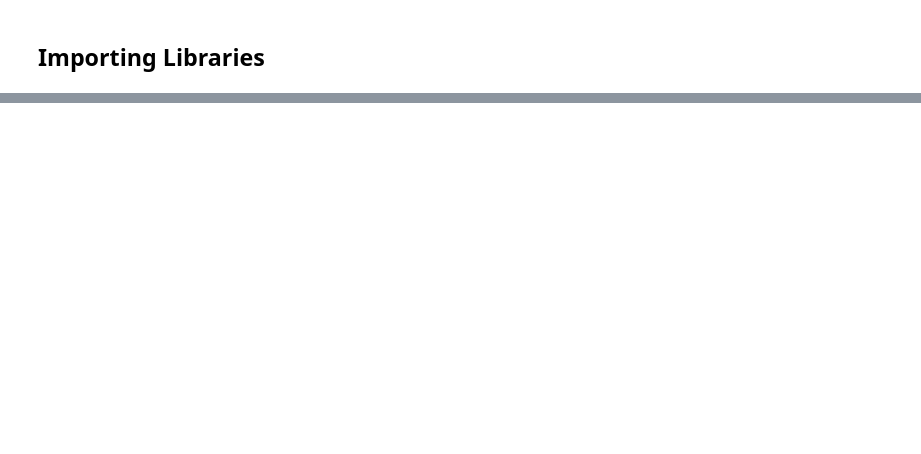
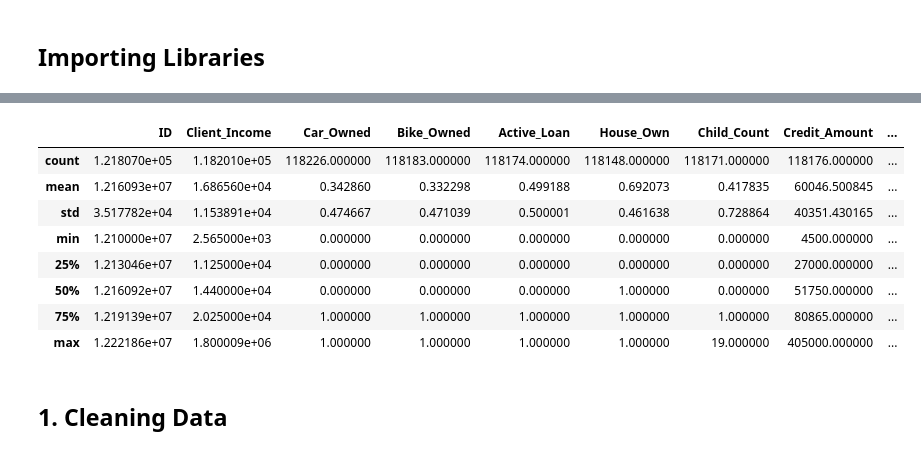
Before and after one commit to rohit180497/NBFI-Loan-Repayment, a Jupyter notebook: notebooks/Report.ipynb, the cells around one changed output, grey strips where cells are left out. Saved outputs shown, nothing was run; the diff lists cells and outputs as text; code cells hidden in the pictures; blank space fills up the shorter version.

```diff
--- a/notebooks/Report.ipynb
+++ b/notebooks/Report.ipynb
@@ -17,0 +126,5 @@ ModuleNotFoundError: No module named 'pyodbc'
+# %%
+data_temp = pd.read_csv(r"D:\mps_analytics\q4\ALY6020\final_project_rk\data\Train_Dataset.csv")
+# %%
+data = data_temp.copy(deep=True)
+data.head()
@@ -17,0 +138,14 @@ ModuleNotFoundError: No module named 'pyodbc'
+# %%
+data.describe()
+# %% [output]
+|  | ID | Client_Income | Car_Owned | Bike_Owned | Active_Loan | House_Own | Child_Count | Credit_Amount | ... |
+| count | 1.218070e+05 | 1.182010e+05 | 118226.000000 | 118183.000000 | 118174.000000 | 118148.000000 | 118171.000000 | 118176.000000 | ... |
+| mean | 1.216093e+07 | 1.686560e+04 | 0.342860 | 0.332298 | 0.499188 | 0.692073 | 0.417835 | 60046.500845 | ... |
+| std | 3.517782e+04 | 1.153891e+04 | 0.474667 | 0.471039 | 0.500001 | 0.461638 | 0.728864 | 40351.430165 | ... |
+| min | 1.210000e+07 | 2.565000e+03 | 0.000000 | 0.000000 | 0.000000 | 0.000000 | 0.000000 | 4500.000000 | ... |
+| 25% | 1.213046e+07 | 1.125000e+04 | 0.000000 | 0.000000 | 0.000000 | 0.000000 | 0.000000 | 27000.000000 | ... |
+| 50% | 1.216092e+07 | 1.440000e+04 | 0.000000 | 0.000000 | 0.000000 | 1.000000 | 0.000000 | 51750.000000 | ... |
+| 75% | 1.219139e+07 | 2.025000e+04 | 1.000000 | 1.000000 | 1.000000 | 1.000000 | 1.000000 | 80865.000000 | ... |
+| max | 1.222186e+07 | 1.800009e+06 | 1.000000 | 1.000000 | 1.000000 | 1.000000 | 19.000000 | 405000.000000 | ... |
+# %% [markdown]
+## 1. Cleaning Data
```
Also changed, not shown: parts of 38 cells of this notebook, 2 other files.
